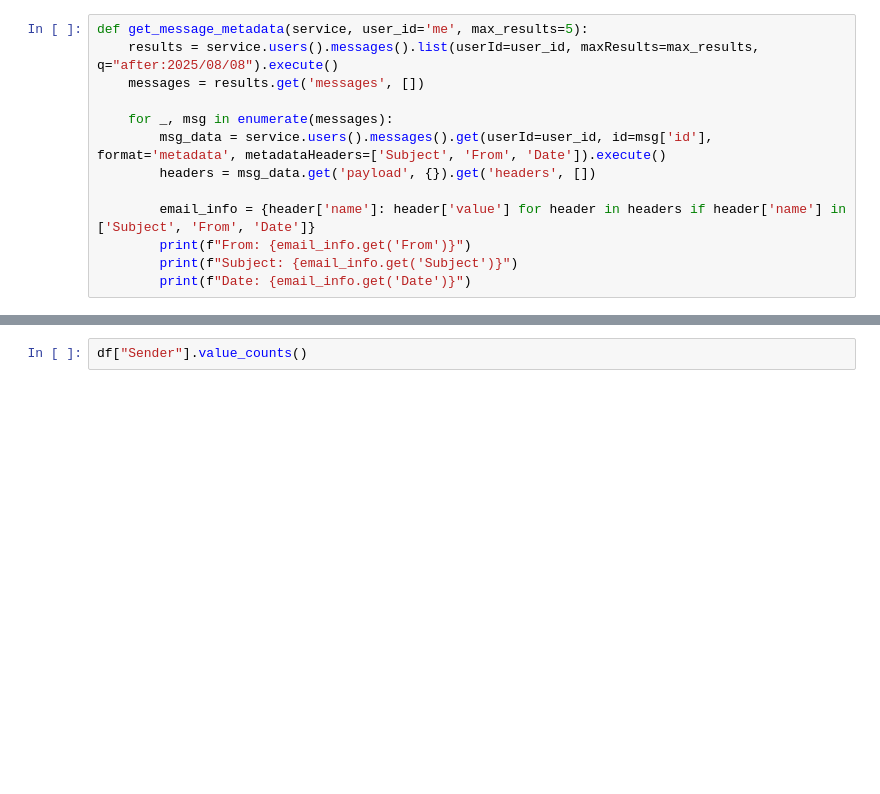
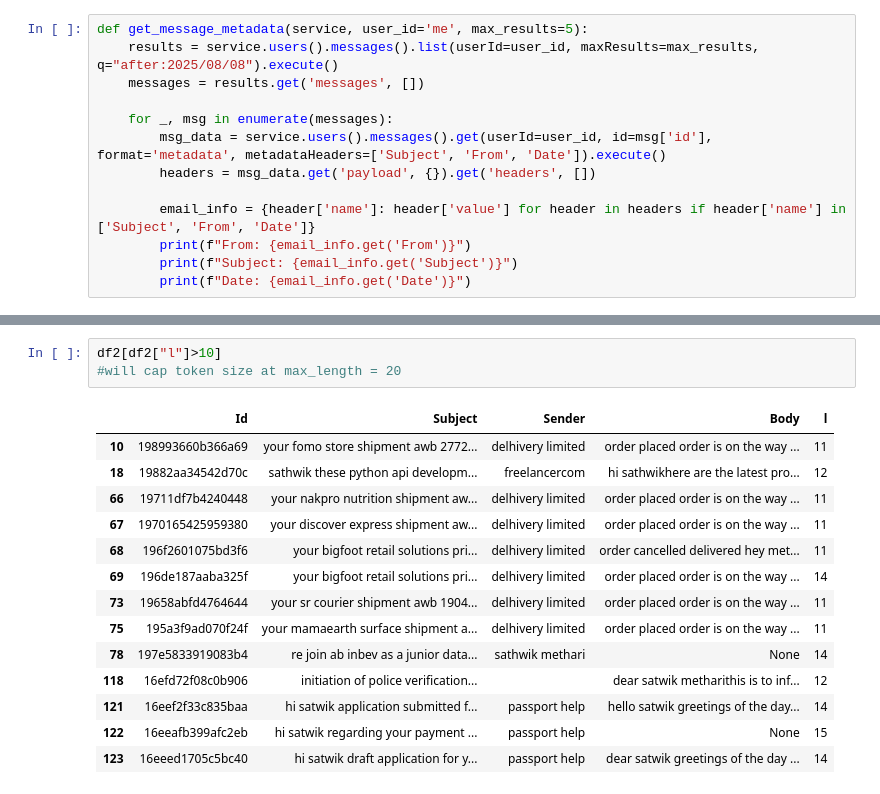
Before and after one commit to sathwikmethari/mailpred_airflow, a Jupyter notebook: testing_code.ipynb, the cells around one changed output, grey strips where cells are left out. Cells and saved outputs as stored; diff of their text form; blank space fills up the shorter version.

Commit message:
tokenize p1

```diff
--- a/testing_code.ipynb
+++ b/testing_code.ipynb
@@ -60,2 +61,18 @@ df.head(10)
-# %%
-df["Sender"].value_counts()
+# %%
+df2[df2["l"]>10]
+#will cap token size at max_length = 20
+# %% [output]
+|  | Id | Subject | Sender | Body | l |
+| 10 | 198993660b366a69 | your fomo store shipment awb 2772... | delhivery limited | order placed order is on the way ... | 11 |
+| 18 | 19882aa34542d70c | sathwik these python api developm... | freelancercom | hi sathwikhere are the latest pro... | 12 |
+| 66 | 19711df7b4240448 | your nakpro nutrition shipment aw... | delhivery limited | order placed order is on the way ... | 11 |
+| 67 | 1970165425959380 | your discover express shipment aw... | delhivery limited | order placed order is on the way ... | 11 |
+| 68 | 196f2601075bd3f6 | your bigfoot retail solutions pri... | delhivery limited | order cancelled delivered hey met... | 11 |
+| 69 | 196de187aaba325f | your bigfoot retail solutions pri... | delhivery limited | order placed order is on the way ... | 14 |
+| 73 | 19658abfd4764644 | your sr courier shipment awb 1904... | delhivery limited | order placed order is on the way ... | 11 |
+| 75 | 195a3f9ad070f24f | your mamaearth surface shipment a... | delhivery limited | order placed order is on the way ... | 11 |
+| 78 | 197e5833919083b4 | re join ab inbev as a junior data... | sathwik methari | None | 14 |
+| 118 | 16efd72f08c0b906 | initiation of police verification... |  | dear satwik metharithis is to inf... | 12 |
+| 121 | 16eef2f33c835baa | hi satwik application submitted f... | passport help | hello satwik greetings of the day... | 14 |
+| 122 | 16eeafb399afc2eb | hi satwik regarding your payment ... | passport help | None | 15 |
+| 123 | 16eeed1705c5bc40 | hi satwik draft application for y... | passport help | dear satwik greetings of the day ... | 14 |
```
Also changed, not shown: parts of 14 cells of this notebook, 3 other files.
